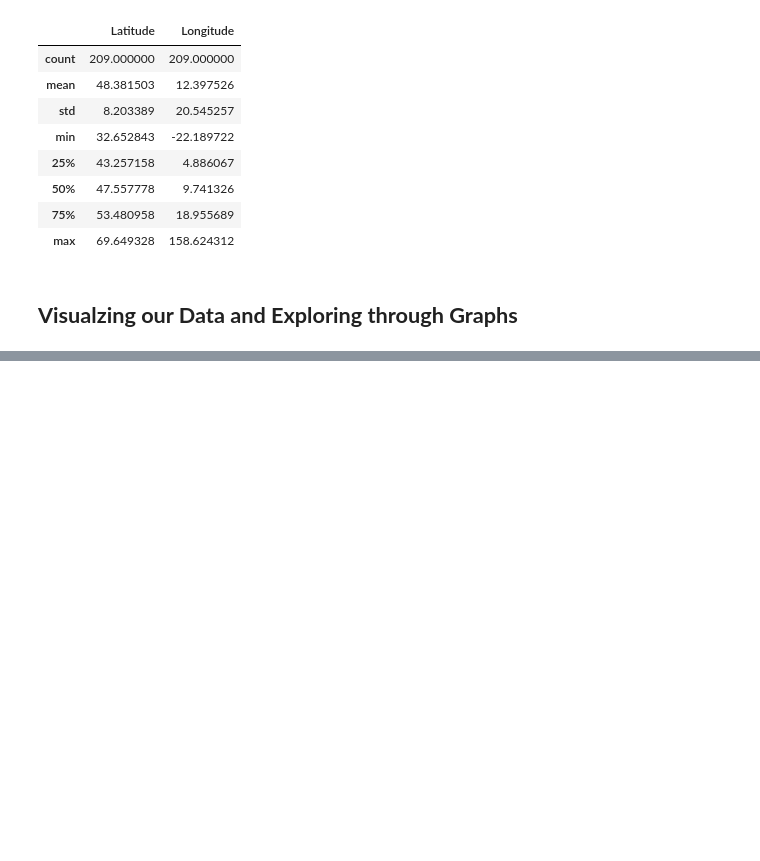
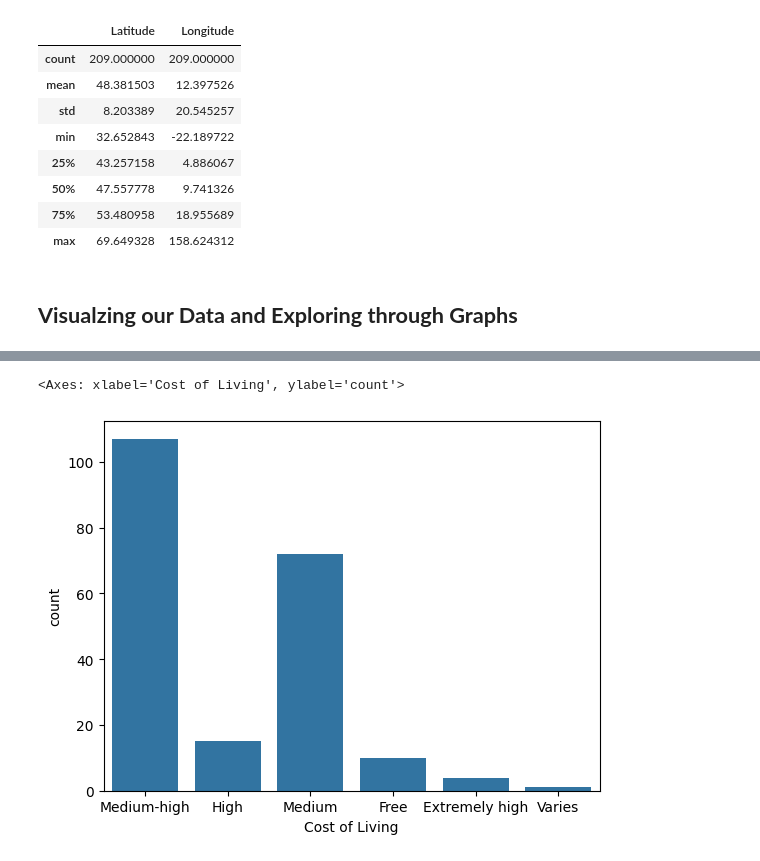
Before and after one commit to saadkhalidabbasi/EDA-Projects, a Jupyter notebook: European_Tour_Destinations_Dataset.ipynb, the cells around one changed output, grey strips where cells are left out. Drawn from its saved outputs; the diff is of its cells as text; code cells hidden in the pictures; blank space fills up the shorter version.

```diff
--- a/European_Tour_Destinations_Dataset.ipynb
+++ b/European_Tour_Destinations_Dataset.ipynb
@@ -181,3 +182,8 @@ fig=px.pie(df,names="Cost of Living",title="Cost of Living Index")
 fig.show()
 # %% [output]
 [interactive output not drawn]
+# %%
+sns.countplot(data=df,x='Cost of Living')
+# %% [output]
+<Axes: xlabel='Cost of Living', ylabel='count'>
+[figure, added]
```
Also changed, not shown: parts of 3 cells of this notebook.
